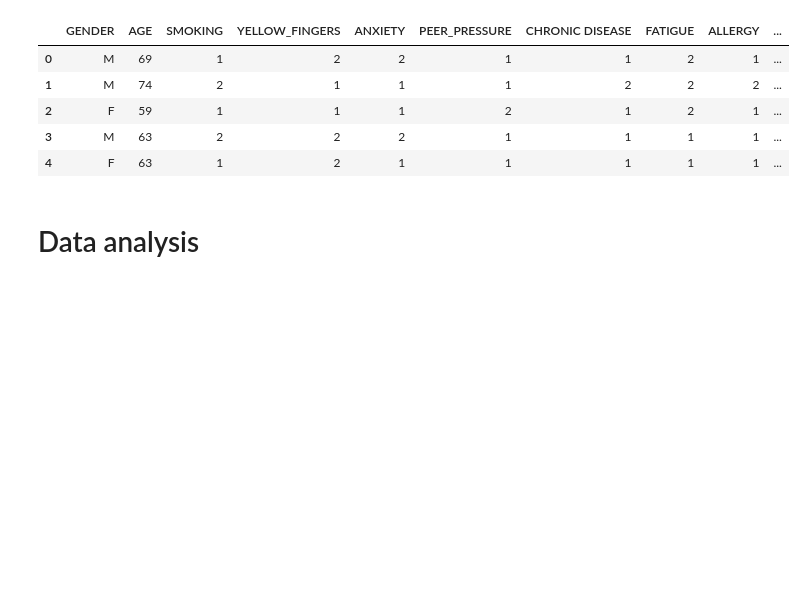
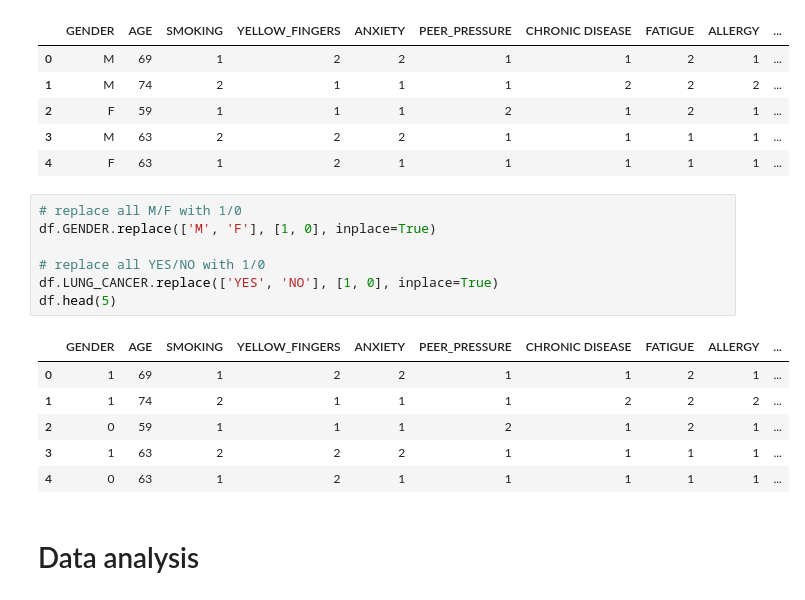
Before and after one commit to avocadoali/Predicting-Lung-Cancer-ML-Project, a Jupyter notebook: main/main.ipynb, the cells around one changed output. Cells and saved outputs as stored; diff of their text form; blank space fills up the shorter version.

```diff
--- a/main/main.ipynb
+++ b/main/main.ipynb
@@ -18,5 +18,19 @@ df.head(5)
 | 2 | F | 59 | 1 | 1 | 1 | 2 | 1 | 2 | 1 | ... |
 | 3 | M | 63 | 2 | 2 | 2 | 1 | 1 | 1 | 1 | ... |
 | 4 | F | 63 | 1 | 2 | 1 | 1 | 1 | 1 | 1 | ... |
+# %%
+# replace all M/F with 1/0
+df.GENDER.replace(['M', 'F'], [1, 0], inplace=True)
+
+# replace all YES/NO with 1/0
+df.LUNG_CANCER.replace(['YES', 'NO'], [1, 0], inplace=True)
+df.head(5)
+# %% [output]
+|  | GENDER | AGE | SMOKING | YELLOW_FINGERS | ANXIETY | PEER_PRESSURE | CHRONIC DISEASE | FATIGUE | ALLERGY | ... |
+| 0 | 1 | 69 | 1 | 2 | 2 | 1 | 1 | 2 | 1 | ... |
+| 1 | 1 | 74 | 2 | 1 | 1 | 1 | 2 | 2 | 2 | ... |
+| 2 | 0 | 59 | 1 | 1 | 1 | 2 | 1 | 2 | 1 | ... |
+| 3 | 1 | 63 | 2 | 2 | 2 | 1 | 1 | 1 | 1 | ... |
+| 4 | 0 | 63 | 1 | 2 | 1 | 1 | 1 | 1 | 1 | ... |
 # %% [markdown]
 # Data analysis
```
Also changed, not shown: parts of 5 cells of this notebook, 5 other files.
